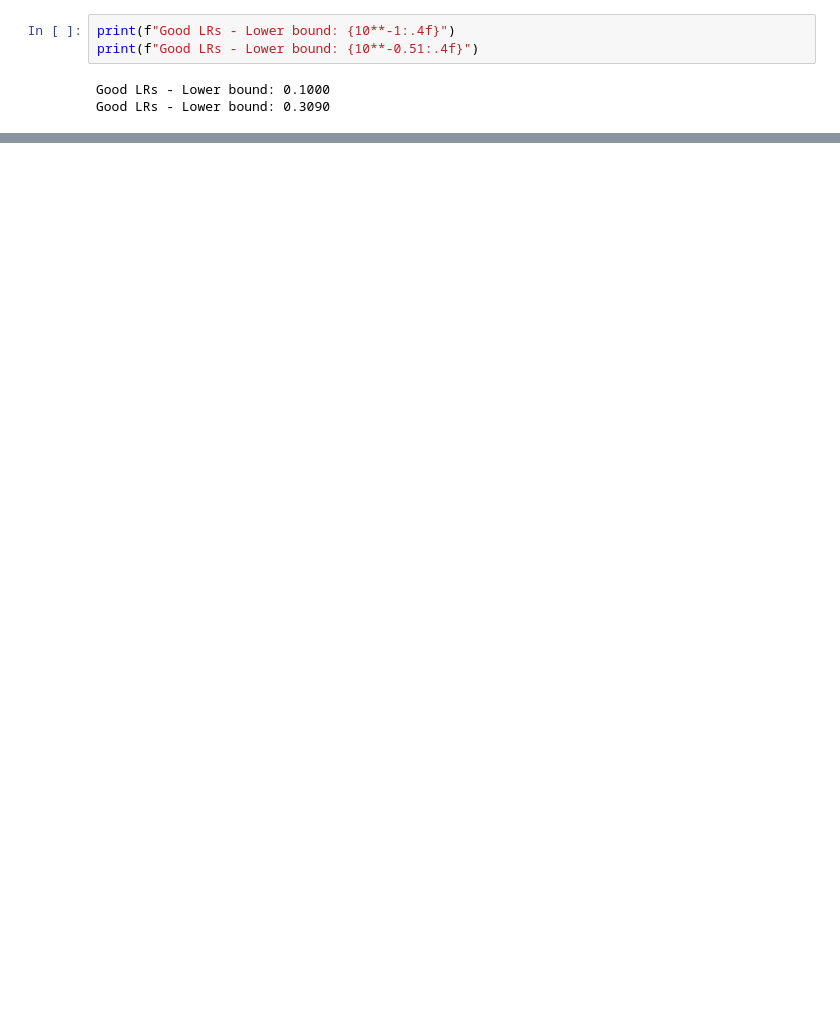
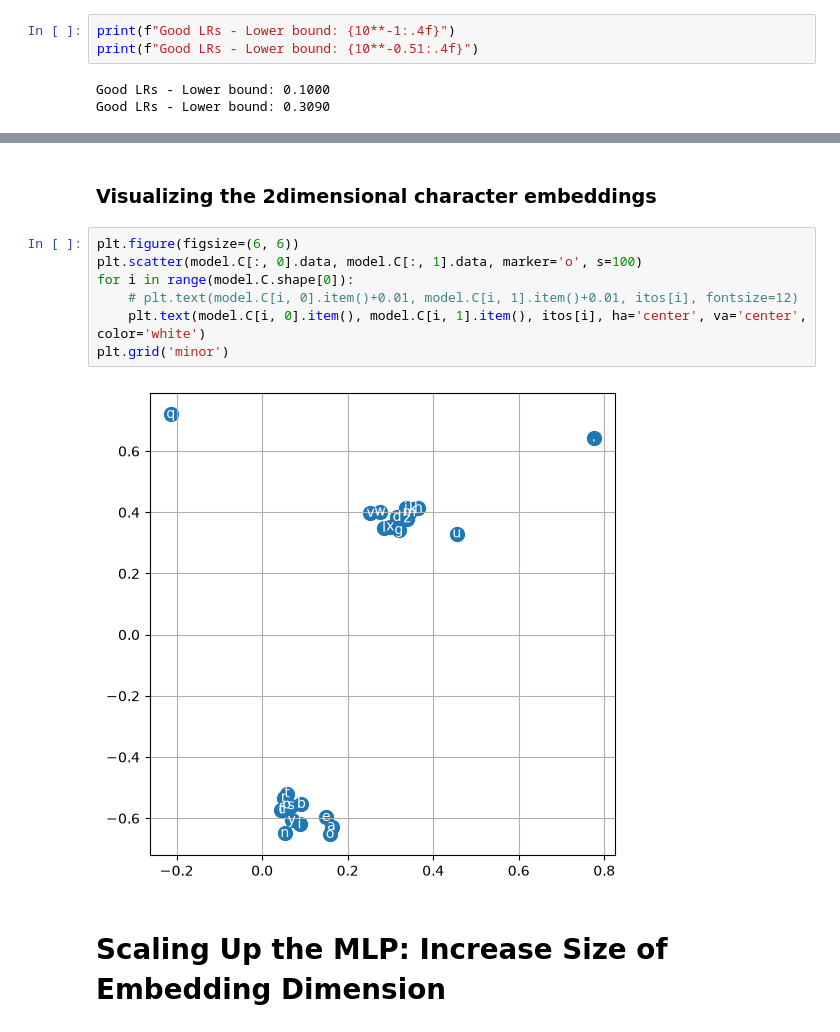
Before and after one commit to iraban-dutta/deep-learning-workbench, a Jupyter notebook: 00_foundaions/makemore/notebooks/2.1-multi_layer_nn.ipynb, the cells around one changed output, grey strips where cells are left out. Cells and saved outputs as stored; diff of their text form; blank space fills up the shorter version.

Commit message:
Updated makemore MLP notebook - scaling up the MLP

```diff
--- a/00_foundaions/makemore/notebooks/2.1-multi_layer_nn.ipynb
+++ b/00_foundaions/makemore/notebooks/2.1-multi_layer_nn.ipynb
@@ -685,0 +956,13 @@ Good LRs - Lower bound: 0.3090
+# %% [markdown]
+### **Visualizing the 2dimensional character embeddings**
+# %%
+plt.figure(figsize=(6, 6))
+plt.scatter(model.C[:, 0].data, model.C[:, 1].data, marker='o', s=100)
+for i in range(model.C.shape[0]):
+    # plt.text(model.C[i, 0].item()+0.01, model.C[i, 1].item()+0.01, itos[i], fontsize=12)
+    plt.text(model.C[i, 0].item(), model.C[i, 1].item(), itos[i], ha='center', va='center', color='white')
+plt.grid('minor')
+# %% [output]
+[figure, added]
+# %% [markdown]
+# **Scaling Up the MLP: Increase Size of Embedding Dimension**
```
Also changed, not shown: parts of 22 cells of this notebook.
